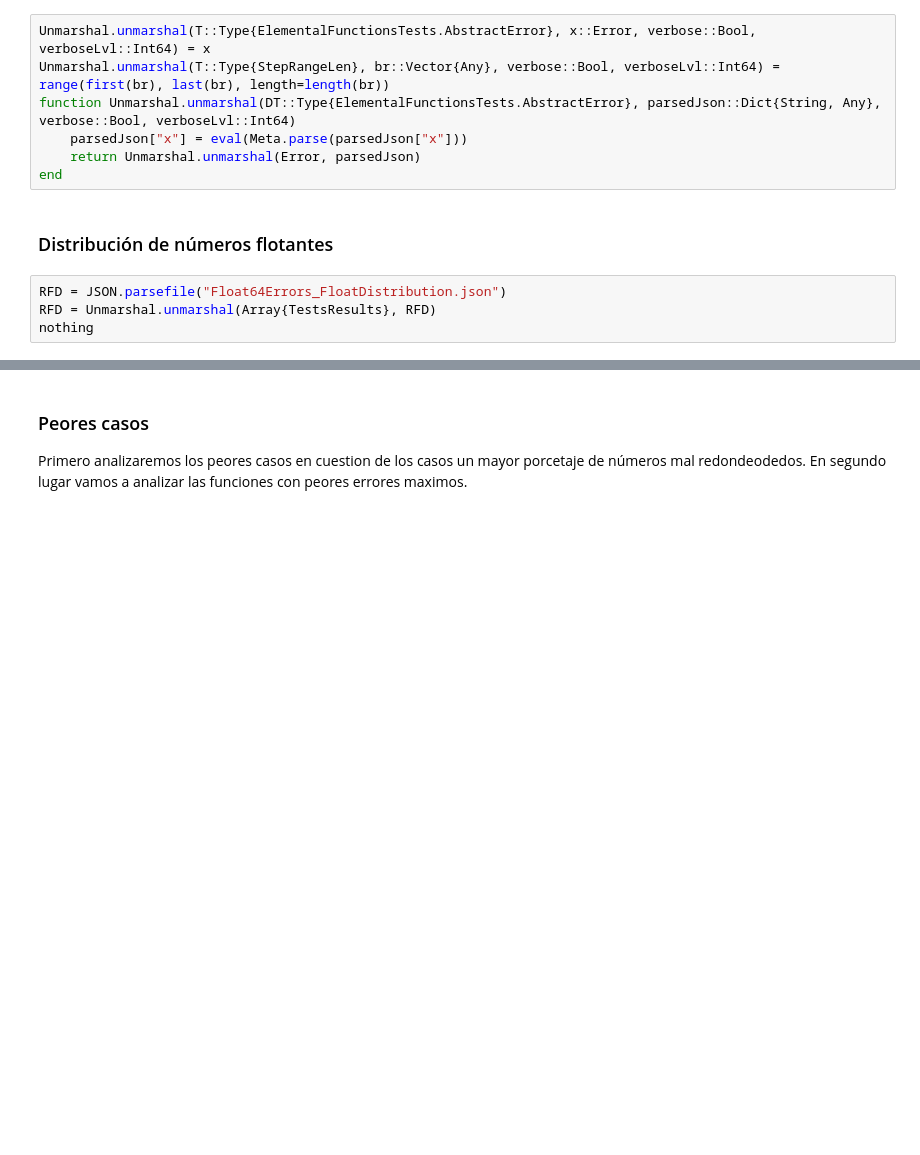
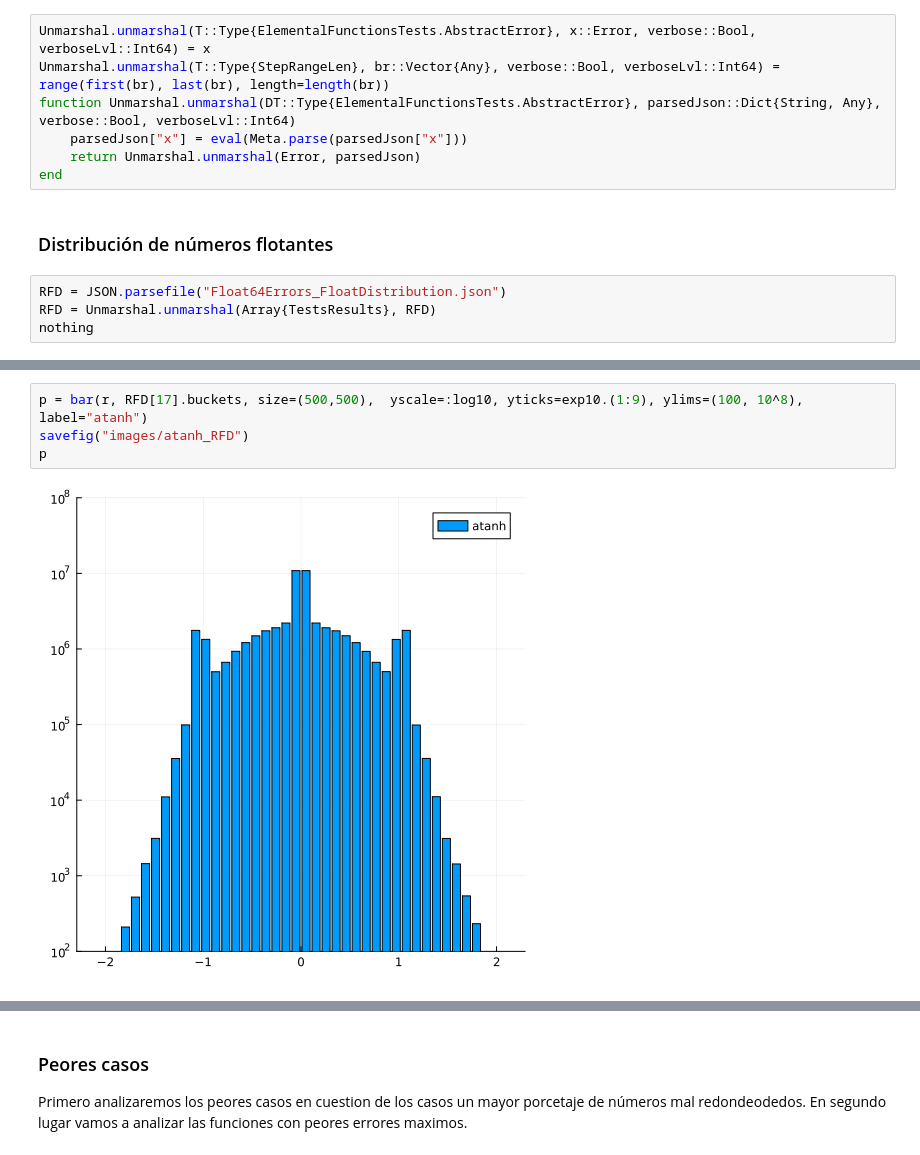
Before and after one commit to davidalencia/transcendentalJuliaFunctionsTests, a Jupyter notebook: experiments/Analisis.ipynb, the cells around one changed output, grey strips where cells are left out. Saved outputs shown, nothing was run; the diff lists cells and outputs as text; blank space fills up the shorter version.

```diff
--- a/experiments/Analisis.ipynb
+++ b/experiments/Analisis.ipynb
@@ -87,2 +81,8 @@ bar(r[lupa], RFD[8].buckets[lupa], yscale=:log10, yticks=exp10.(1:9), size=(500,
 # %% [output]
 [figure]
+# %%
+p = bar(r, RFD[17].buckets, size=(500,500),  yscale=:log10, yticks=exp10.(1:9), ylims=(100, 10^8), label="atanh")
+savefig("images/atanh_RFD")
+p
+# %% [output]
+[figure, added]
```
Also changed, not shown: parts of 10 cells of this notebook, 10 other files.
